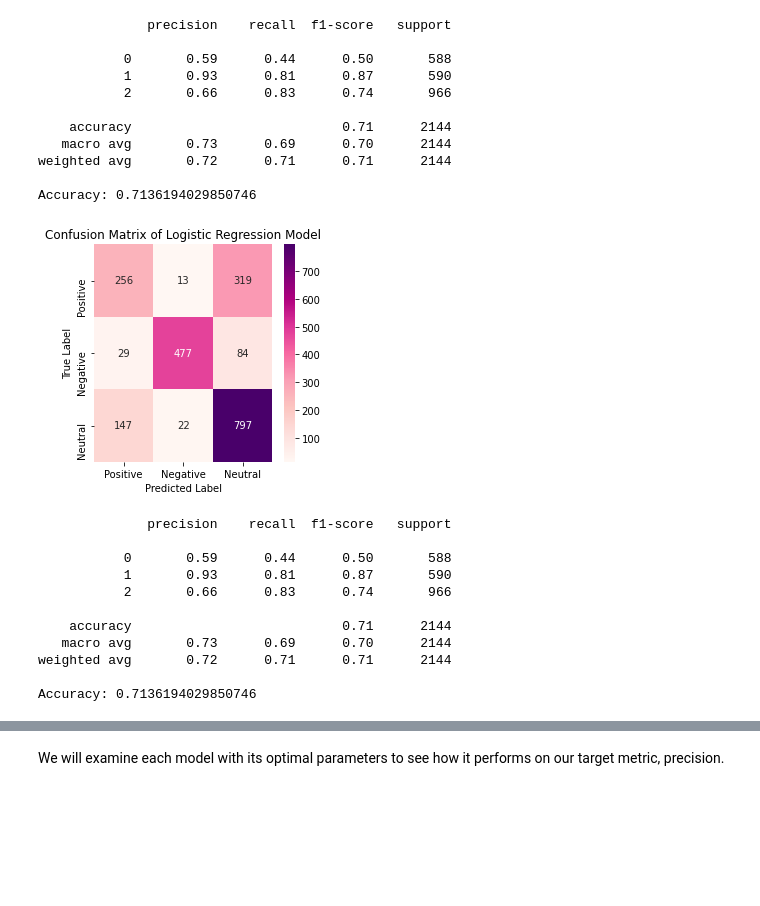
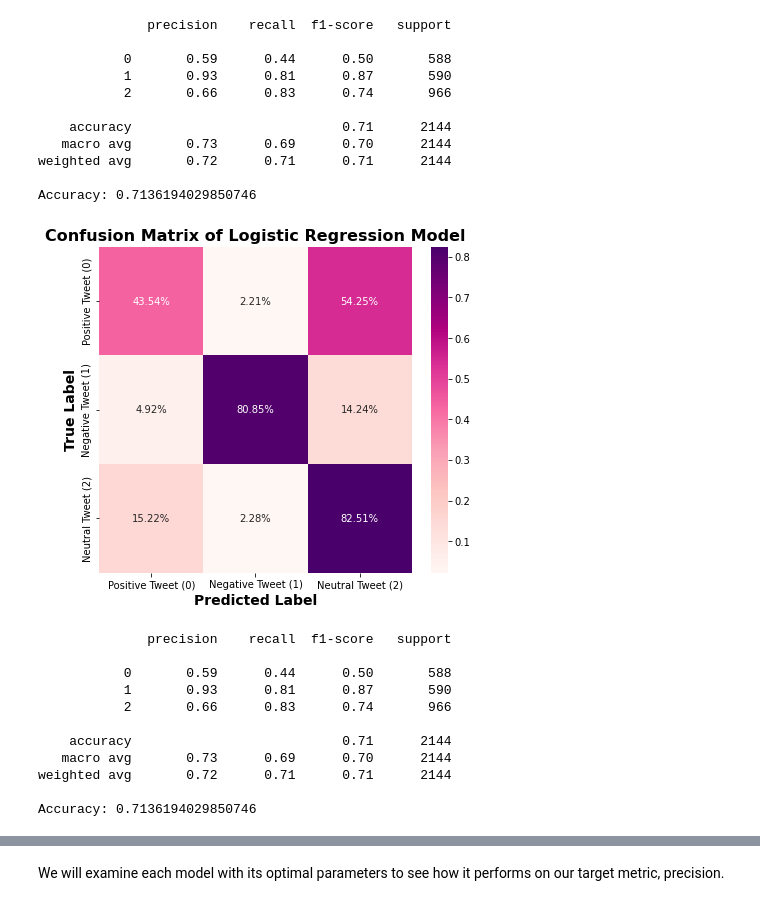
Before and after one commit to jmclaughlin712/Twitter-Sentiment-Analysis, a Jupyter notebook: Tweet-Analysis.ipynb, the cells around one changed output, grey strips where cells are left out. Saved outputs shown, nothing was run; the diff lists cells and outputs as text; code cells hidden in the pictures; blank space fills up the shorter version.

Commit message:
Adds visualizations

```diff
--- a/Tweet-Analysis.ipynb
+++ b/Tweet-Analysis.ipynb
@@ -329,27 +329,28 @@ weighted avg       0.72      0.71      0.71      2144
 Accuracy: 0.7136194029850746
 # %%
 # Generate confusion matrix
-matrix = confusion_matrix(y_test, y_pred)
+matrix = confusion_matrix(y_test, y_pred, normalize='true')
 
 # Create a heatmap from the confusion matrix
-fig, ax = plt.subplots(figsize=(4,4))
-sns.heatmap(matrix, annot=True, cmap='RdPu', fmt='d')
+fig, ax = plt.subplots(figsize=(7, 6))
+# sns.heatmap(matrix, annot=True, cmap='RdPu', fmt='d')
+sns.heatmap(matrix, annot=True, cmap='RdPu', fmt='.2%')
 
-plt.title('Confusion Matrix of Logistic Regression Model')
-plt.xlabel('Predicted Label')
-plt.ylabel('True Label')
+plt.title('Confusion Matrix of Logistic Regression Model', fontsize = 16, fontweight = "bold")
+plt.xlabel('Predicted Label', fontsize = 14, fontweight = "bold")
+plt.ylabel('True Label', fontsize = 14, fontweight = "bold")
 
-labels = ['Positive', 'Negative', 'Neutral']
-ax.set_xticklabels(labels)
-ax.set_yticklabels(labels)
+labels = ['Positive Tweet (0)', 'Negative Tweet (1)', 'Neutral Tweet (2)']
+ax.set_xticklabels(labels, horizontalalignment="center")
+ax.set_yticklabels(labels, verticalalignment="center")
 
 plt.show()
 
 # Evaluate the model
 print(classification_report(y_test, y_pred))
 print("Accuracy:", accuracy_score(y_test, y_pred))
 # %% [output]
-[figure, old version]
+[figure, new version]
               precision    recall  f1-score   support
 
            0       0.59      0.44      0.50       588
```
Also changed, not shown: parts of 2 cells of this notebook.
